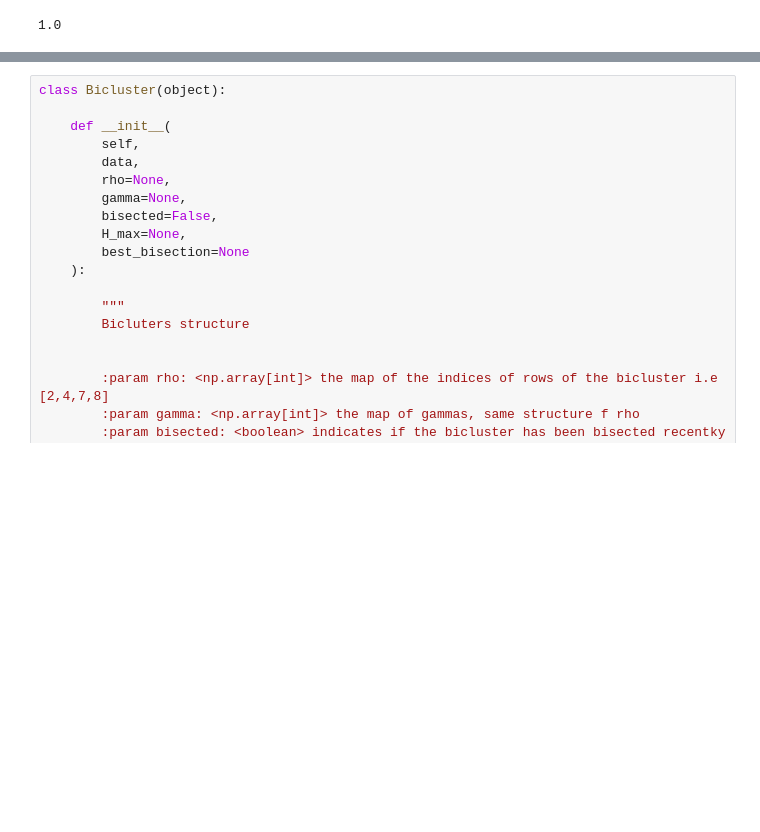
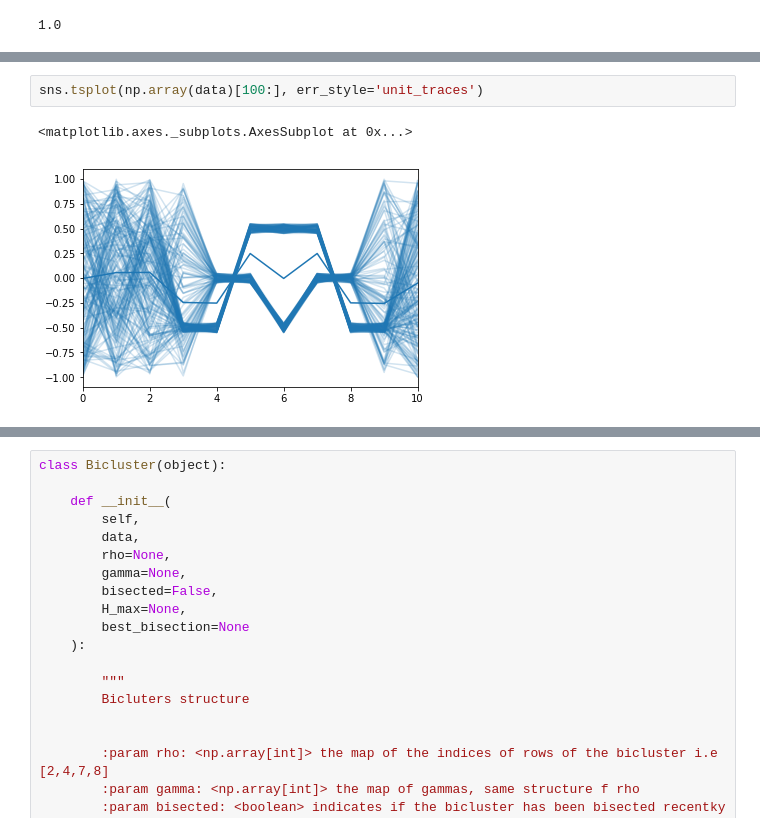
Before and after one commit to josechudev/GeneExpressionBiClustering, a Jupyter notebook: Notebooks/4.2 Three-dimensional STSSCAN.ipynb, the cells around one changed output, grey strips where cells are left out. Drawn from its saved outputs; the diff is of its cells as text; blank space fills up the shorter version.

```diff
--- a/Notebooks/4.2 Three-dimensional STSSCAN.ipynb
+++ b/Notebooks/4.2 Three-dimensional STSSCAN.ipynb
@@ -41,4 +41,9 @@ scaler = MinMaxScaler()
 scaler.fit(data)
 # %% [output]
 MinMaxScaler(copy=True, feature_range=(0, 1))
+# %%
+sns.tsplot(np.array(data)[100:], err_style='unit_traces')
+# %% [output]
+<matplotlib.axes._subplots.AxesSubplot at 0x...>
+[figure, added]
 # %%
```
Also changed, not shown: parts of 10 cells of this notebook.
